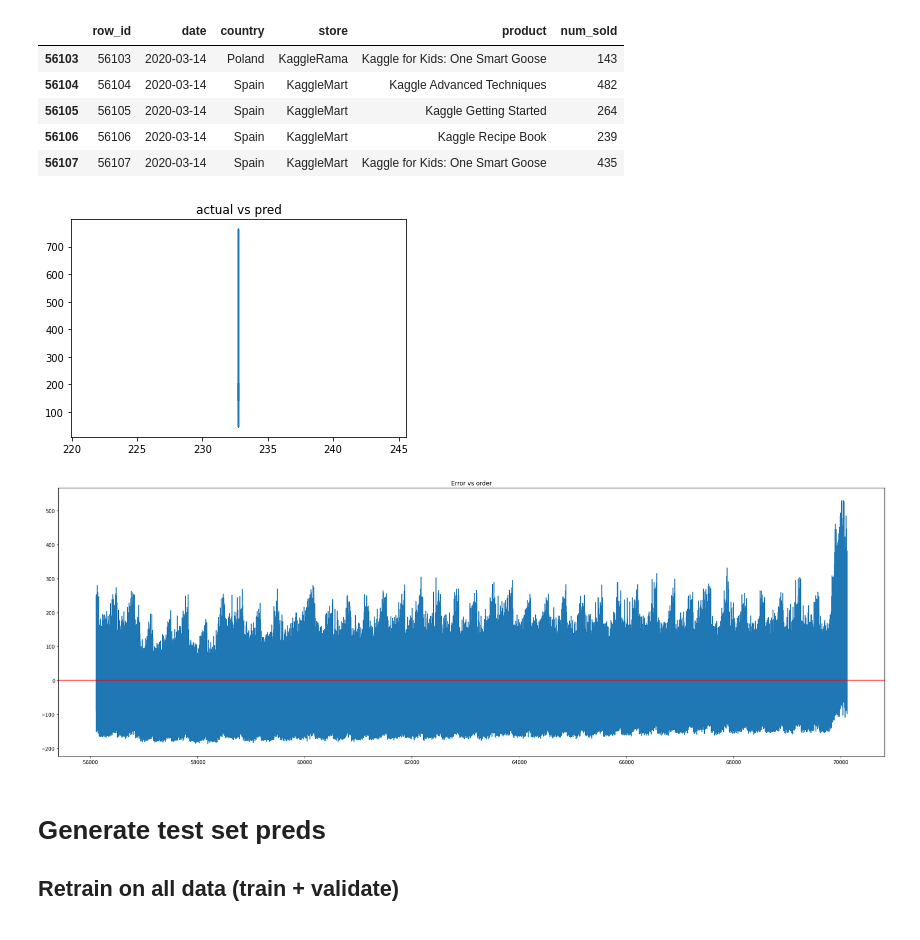
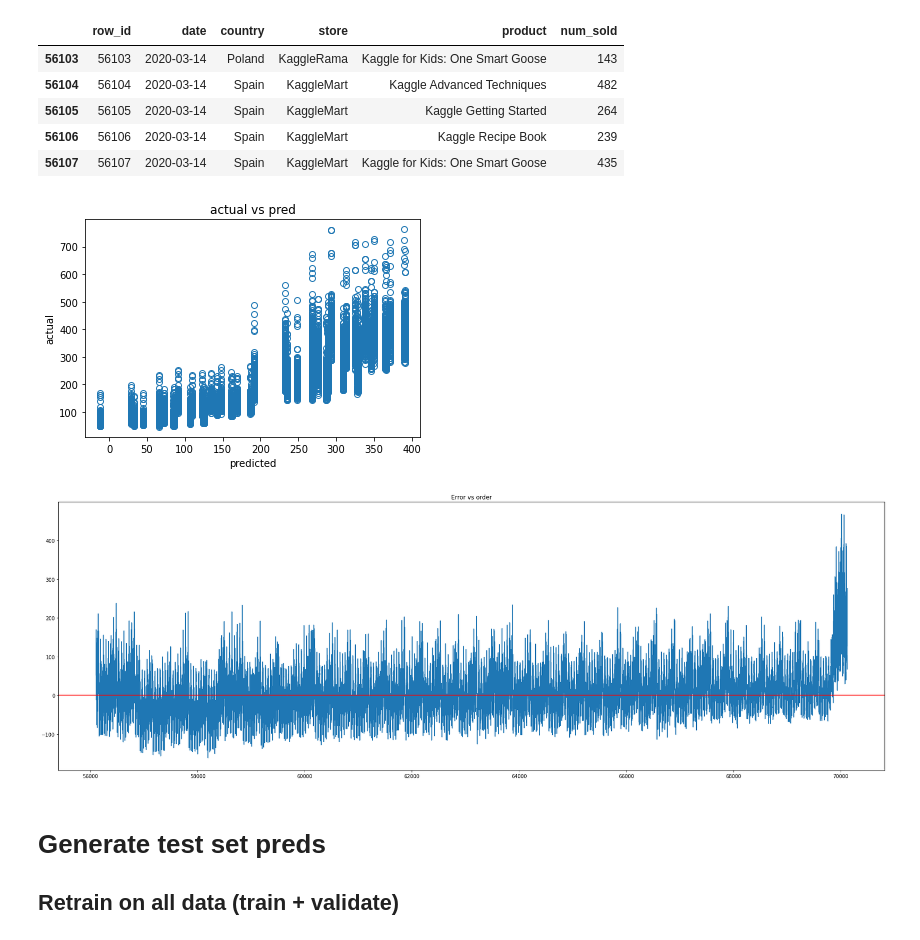
Before and after one commit to nayefahmad/kaggle-tabular-playground, a Jupyter notebook: 01-eda.ipynb, the cells around one changed output. Cells and saved outputs as stored; diff of their text form; code cells hidden in the pictures.

```diff
--- a/01-eda.ipynb
+++ b/01-eda.ipynb
@@ -196,7 +196,7 @@ class PlotParams:
     date_label_interval: int
 
 
-plot_limited = False
+plot_limited = True
 
 if plot_limited:
     params = PlotParams(21, 100, 2)
@@ -528,28 +528,30 @@ df_validate.head()
 | 56106 | 56106 | 2020-03-14 | Spain | KaggleMart | Kaggle Recipe Book | 239 |
 | 56107 | 56107 | 2020-03-14 | Spain | KaggleMart | Kaggle for Kids: One Smart Goose | 435 |
 # %%
-model_num = 2
+model_num = 6
 
 fig, ax = plt.subplots()
-ax.plot(preds[model_num], df_validate['num_sold'])
+ax.plot(preds[model_num], df_validate['num_sold'], 'o', mfc='none')
+ax.set_xlabel('predicted')
+ax.set_ylabel('actual')
 ax.set_title('actual vs pred')
 plt.show()
 
 
 errors = df_validate['num_sold'] - preds[model_num]
 
 plot_subset = False
 if plot_subset:
     errors = errors.tail(50)
 
 fig, ax = plt.subplots(figsize=(30,10))
 ax.plot(errors)
 ax.set_title('Error vs order')
 ax.axhline(y=0, color='red')
 plt.show()
 # %% [output]
-[figure, old version]
+[figure, new version]
-[figure, old version]
+[figure, new version]
 # %% [markdown]
 # Generate test set preds
 ## Retrain on all data (train + validate)
```
Also changed, not shown: parts of 1 cell of this notebook.
